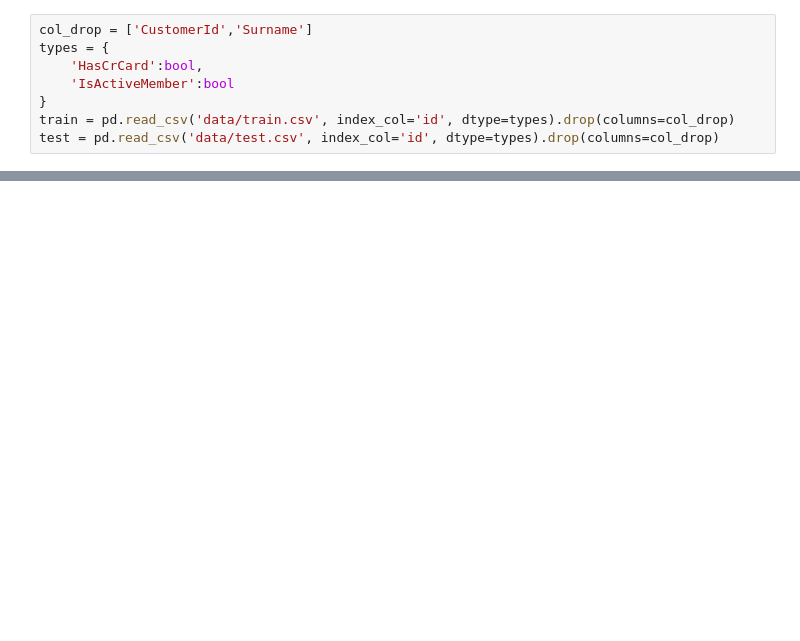
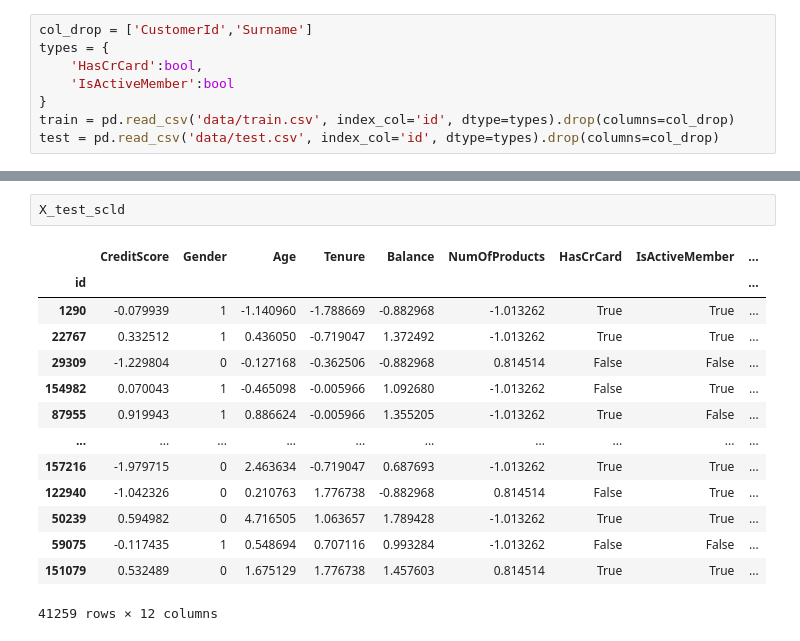
Before and after one commit to marcgloaguen/playgroundseries_s4e1, a Jupyter notebook: Machine Learning.ipynb, the cells around one changed output, grey strips where cells are left out. Drawn from its saved outputs; the diff is of its cells as text; blank space fills up the shorter version.

```diff
--- a/Machine Learning.ipynb
+++ b/Machine Learning.ipynb
@@ -88,0 +40,17 @@ X
+# %%
+X_test_scld
+# %% [output]
+|  | CreditScore | Gender | Age | Tenure | Balance | NumOfProducts | HasCrCard | IsActiveMember | ... |
+| id |  |  |  |  |  |  |  |  | ... |
+| 1290 | -0.079939 | 1 | -1.140960 | -1.788669 | -0.882968 | -1.013262 | True | True | ... |
+| 22767 | 0.332512 | 1 | 0.436050 | -0.719047 | 1.372492 | -1.013262 | True | True | ... |
+| 29309 | -1.229804 | 0 | -0.127168 | -0.362506 | -0.882968 | 0.814514 | False | False | ... |
+| 154982 | 0.070043 | 1 | -0.465098 | -0.005966 | 1.092680 | -1.013262 | False | True | ... |
+| 87955 | 0.919943 | 1 | 0.886624 | -0.005966 | 1.355205 | -1.013262 | True | False | ... |
+| ... | ... | ... | ... | ... | ... | ... | ... | ... | ... |
+| 157216 | -1.979715 | 0 | 2.463634 | -0.719047 | 0.687693 | -1.013262 | True | True | ... |
+| 122940 | -1.042326 | 0 | 0.210763 | 1.776738 | -0.882968 | 0.814514 | False | True | ... |
+| 50239 | 0.594982 | 0 | 4.716505 | 1.063657 | 1.789428 | -1.013262 | True | True | ... |
+| 59075 | -0.117435 | 1 | 0.548694 | 0.707116 | 0.993284 | -1.013262 | False | False | ... |
+| 151079 | 0.532489 | 0 | 1.675129 | 1.776738 | 1.457603 | 0.814514 | True | True | ... |
+41259 rows × 12 columns
```
Also changed, not shown: parts of 15 cells of this notebook, 2 other files.
